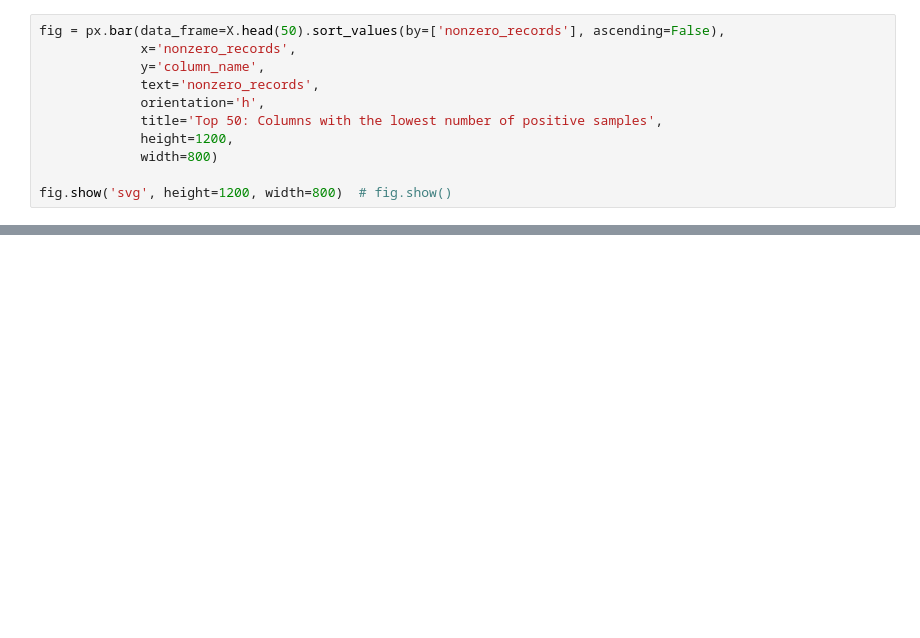
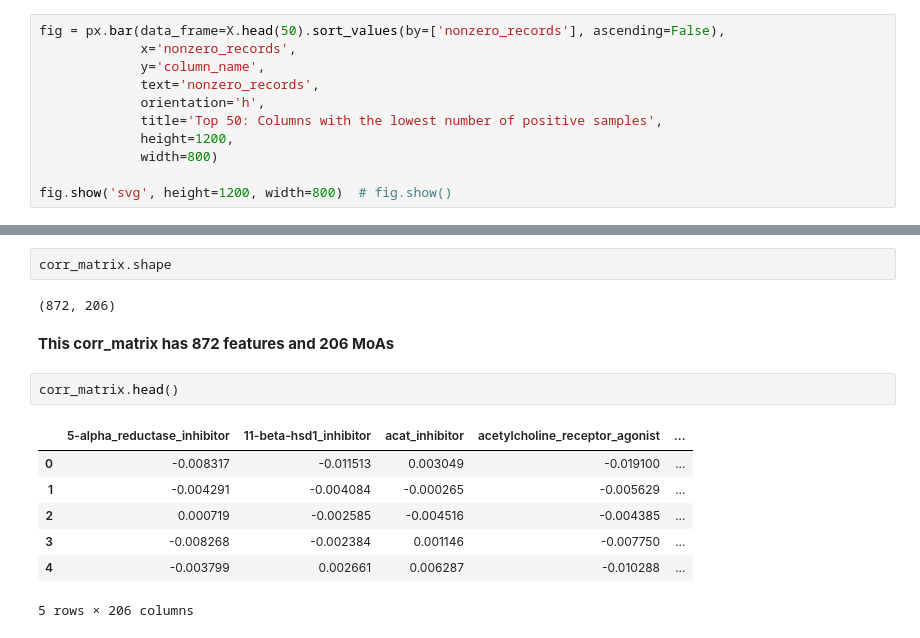
Before and after one commit to tuantla80/Mechanisms-of-Action-Prediction, a Jupyter notebook: MoA_Prediction_EDA_(Exploratory_Data_Analysis).ipynb, the cells around one changed output, grey strips where cells are left out. Cells and saved outputs as stored; diff of their text form; blank space fills up the shorter version.

```diff
--- a/MoA_Prediction_EDA_(Exploratory_Data_Analysis).ipynb
+++ b/MoA_Prediction_EDA_(Exploratory_Data_Analysis).ipynb
@@ -424,0 +545,16 @@ fig.show('svg', height=1200, width=800)  # fig.show()
+# %%
+corr_matrix.shape
+# %% [output]
+(872, 206)
+# %% [markdown]
+**This corr_matrix has 872 features and 206 MoAs**
+# %%
+corr_matrix.head()
+# %% [output]
+|  | 5-alpha_reductase_inhibitor | 11-beta-hsd1_inhibitor | acat_inhibitor | acetylcholine_receptor_agonist | ... |
+| 0 | -0.008317 | -0.011513 | 0.003049 | -0.019100 | ... |
+| 1 | -0.004291 | -0.004084 | -0.000265 | -0.005629 | ... |
+| 2 | 0.000719 | -0.002585 | -0.004516 | -0.004385 | ... |
+| 3 | -0.008268 | -0.002384 | 0.001146 | -0.007750 | ... |
+| 4 | -0.003799 | 0.002661 | 0.006287 | -0.010288 | ... |
+5 rows × 206 columns
```
Also changed, not shown: parts of 34 cells of this notebook.
